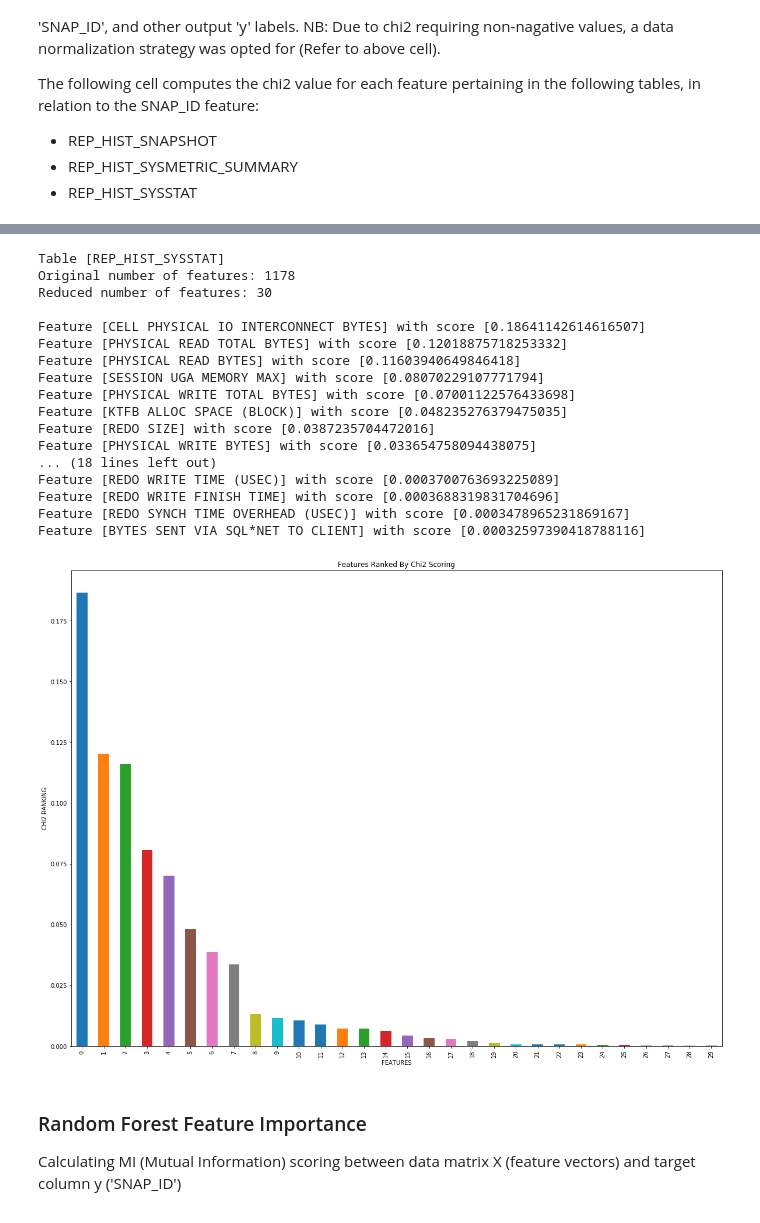
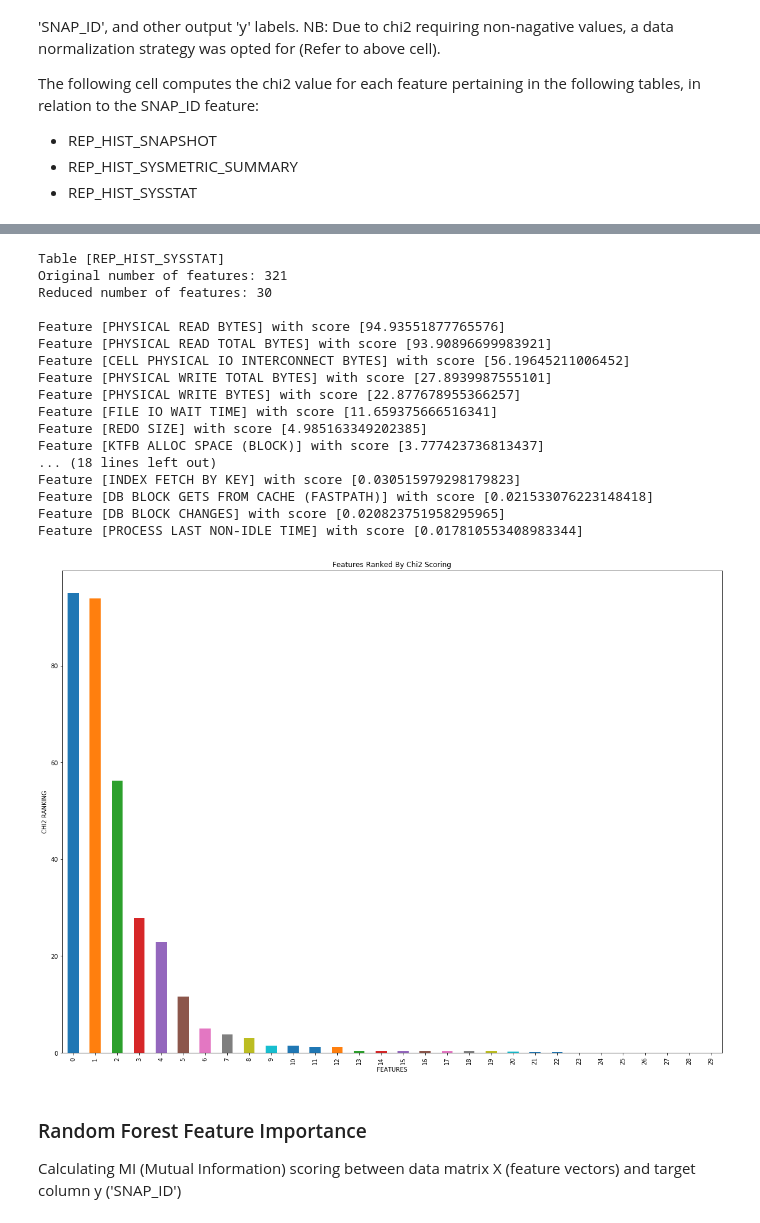
Before and after one commit to eldrad294/ICS5200, a Jupyter notebook: notebook/schedule/Schedule TPC-DS 1 Feature Selection.ipynb, the cells around one changed output, grey strips where cells are left out. Saved outputs shown, nothing was run; the diff lists cells and outputs as text; code cells hidden in the pictures.

```diff
--- a/notebook/schedule/Schedule TPC-DS 1 Feature Selection.ipynb
+++ b/notebook/schedule/Schedule TPC-DS 1 Feature Selection.ipynb
@@ -640,8 +695,6 @@ retain_headers_rep_hist_snapshot = ['SNAP_ID',
                                     'ELAPSED_TIME_DELTA',
                                     'IOWAIT_TOTAL',
                                     'IOWAIT_DELTA',
-                                    'CLWAIT_TOTAL',
-                                    'CLWAIT_DELTA',
                                     'APWAIT_TOTAL',
                                     'APWAIT_DELTA',
                                     'CCWAIT_TOTAL',
@@ -650,10 +703,6 @@ retain_headers_rep_hist_snapshot = ['SNAP_ID',
                                     'DIRECT_WRITES_DELTA',
                                     'PLSEXEC_TIME_TOTAL',
                                     'PLSEXEC_TIME_DELTA',
-                                    'JAVEXEC_TIME_TOTAL',
-                                    'JAVEXEC_TIME_DELTA',
-                                    'IO_OFFLOAD_ELIG_BYTES_TOTAL',
-                                    'IO_OFFLOAD_ELIG_BYTES_DELTA',
                                     'IO_INTERCONNECT_BYTES_TOTAL',
                                     'IO_INTERCONNECT_BYTES_DELTA',
                                     'PHYSICAL_READ_REQUESTS_TOTAL',
@@ -664,18 +713,13 @@ retain_headers_rep_hist_snapshot = ['SNAP_ID',
                                     'PHYSICAL_WRITE_REQUESTS_DELTA',
                                     'PHYSICAL_WRITE_BYTES_TOTAL',
                                     'PHYSICAL_WRITE_BYTES_DELTA',
-                                    'OPTIMIZED_PHYSICAL_READS_TOTAL',
-                                    'OPTIMIZED_PHYSICAL_READS_DELTA',
-                                    'CELL_UNCOMPRESSED_BYTES_TOTAL',
-                                    'CELL_UNCOMPRESSED_BYTES_DELTA',
                                     'IO_OFFLOAD_RETURN_BYTES_TOTAL',
                                     'IO_OFFLOAD_RETURN_BYTES_DELTA']
+
 retain_headers_rep_hist_sysmetric_summary = rep_hist_sysmetric_summary_headers
 retain_headers_rep_hist_sysstat = rep_hist_sysstat_headers
 #rep_vsql_plan_headers_outliers = rep_vsql_plan_headers
 retain_headers_rep_vsql_plan = [  'PLAN_HASH_VALUE',
-                                  'FULL_PLAN_HASH_VALUE',
-                                  'CHILD_NUMBER',
                                   'PARENT_ID',
                                   'DEPTH',
                                   'POSITION',
@@ -686,8 +730,7 @@ retain_headers_rep_vsql_plan = [  'PLAN_HASH_VALUE',
                                   'PARTITION_ID',
                                   'IO_COST',
                                   'TEMP_SPACE',
-                                  'TIME',
-                                  'CON_ID']
+                                  'TIME']
 #
 def retain_these_columns(dataframe, headers):
     """
@@ -726,23 +769,20 @@ rep_hist_snapshot_df_pruned = rep_hist_snapshot_df_pruned[rep_hist_snapshot_df_p
 rep_hist_sysmetric_summary_df_pruned = rep_hist_sysmetric_summary_df_pruned[rep_hist_sysmetric_summary_df_pruned['SNAP_ID'] > 0]
 rep_hist_sysstat_df_pruned = rep_hist_sysstat_df_pruned[rep_hist_sysstat_df_pruned['SNAP_ID'] > 0]
 #
-# Retrieve target column
-y_label_snap_id = rep_hist_snapshot_df_pruned['SNAP_ID'].unique()
-#
 # Group By Values by SNAP_ID , sum all metrics (for table REP_HIST_SNAPSHOT)
 rep_hist_snapshot_df_pruned = rep_hist_snapshot_df_pruned.groupby(['SNAP_ID']).sum()
+rep_hist_snapshot_df_pruned.reset_index(inplace=True)
 rep_hist_sysmetric_summary_df_pruned = rep_hist_sysmetric_summary_df_pruned.groupby(['SNAP_ID']).sum()
+rep_hist_sysmetric_summary_df_pruned.reset_index(inplace=True)
 rep_hist_sysstat_df_pruned = rep_hist_sysstat_df_pruned.groupby(['SNAP_ID']).sum()
+rep_hist_sysstat_df_pruned.reset_index(inplace=True)
 #
 print("REP_HIST_SNAPSHOT shape after transformation: " + str(rep_hist_snapshot_df_pruned.shape))
 print("REP_HIST_SYSMETRIC_SUMMARY shape after transformation: " + str(rep_hist_sysmetric_summary_df_pruned.shape))
 print("REP_HIST_SYSSTAT shape after transformation: " + str(rep_hist_sysstat_df_pruned.shape))
-print('-------------------------------------------------')
-#
-print("Label 'SNAP_ID': " + str(y_label_snap_id.shape))
-#
-# Remove SNAP_ID from header column names
-retain_headers_rep_hist_snapshot = retain_headers_rep_hist_snapshot[1:]
-retain_headers_rep_hist_sysmetric_summary = retain_headers_rep_hist_sysmetric_summary[1:]
-retain_headers_rep_hist_sysstat = retain_headers_rep_hist_sysstat[1:]
+# #
+# # Remove SNAP_ID from header column names
+# retain_headers_rep_hist_snapshot = retain_headers_rep_hist_snapshot[1:]
+# retain_headers_rep_hist_sysmetric_summary = retain_headers_rep_hist_sysmetric_summary[1:]
+# retain_headers_rep_hist_sysstat = retain_headers_rep_hist_sysstat[1:]
 # %% [output]
@@ -919,8 +957,8 @@ def chi2_test(top_n_features=30, X_df=None, y_df=None, table=None, headers=None)
     plt.rcParams['figure.figsize'] = [20, 15]
     plt.show()
 #
-chi2_test(top_n_features=top_n_features, X_df=rep_hist_snapshot_df_pruned_norm, y_df=y_label_snap_id, table='REP_HIST_SNAPSHOT', headers=retain_headers_rep_hist_snapshot)
-chi2_test(top_n_features=top_n_features, X_df=rep_hist_sysmetric_summary_df_pruned_norm, y_df=y_label_snap_id, table='REP_HIST_SYSMETRIC_SUMMARY', headers=retain_headers_rep_hist_sysmetric_summary)
-chi2_test(top_n_features=top_n_features, X_df=rep_hist_sysstat_df_pruned_norm, y_df=y_label_snap_id, table='REP_HIST_SYSSTAT', headers=retain_headers_rep_hist_sysstat)
+chi2_test(top_n_features=top_n_features, X_df=rep_hist_snapshot_df_pruned_norm, y_df=rep_hist_snapshot_df_pruned['SNAP_ID'], table='REP_HIST_SNAPSHOT', headers=retain_headers_rep_hist_snapshot)
+chi2_test(top_n_features=top_n_features, X_df=rep_hist_sysmetric_summary_df_pruned_norm, y_df=rep_hist_sysmetric_summary_df_pruned['SNAP_ID'], table='REP_HIST_SYSMETRIC_SUMMARY', headers=retain_headers_rep_hist_sysmetric_summary)
+chi2_test(top_n_features=top_n_features, X_df=rep_hist_sysstat_df_pruned_norm, y_df=rep_hist_sysstat_df_pruned['SNAP_ID'], table='REP_HIST_SYSSTAT', headers=retain_headers_rep_hist_sysstat)
 # %% [output]
 Table [REP_HIST_SNAPSHOT]
@@ -962,21 +1000,21 @@ Feature [RECURSIVE CALLS PER SEC] with score [0.0003038917419823854]
 Table [REP_HIST_SYSSTAT]
-Original number of features: 1178
+Original number of features: 321
 Reduced number of features: 30
 
-Feature [CELL PHYSICAL IO INTERCONNECT BYTES] with score [0.18641142614616507]
-Feature [PHYSICAL READ TOTAL BYTES] with score [0.12018875718253332]
-Feature [PHYSICAL READ BYTES] with score [0.11603940649846418]
-Feature [SESSION UGA MEMORY MAX] with score [0.08070229107771794]
-Feature [PHYSICAL WRITE TOTAL BYTES] with score [0.07001122576433698]
-Feature [KTFB ALLOC SPACE (BLOCK)] with score [0.048235276379475035]
-Feature [REDO SIZE] with score [0.0387235704472016]
-Feature [PHYSICAL WRITE BYTES] with score [0.033654758094438075]
+Feature [PHYSICAL READ BYTES] with score [94.93551877765576]
+Feature [PHYSICAL READ TOTAL BYTES] with score [93.90896699983921]
+Feature [CELL PHYSICAL IO INTERCONNECT BYTES] with score [56.19645211006452]
+Feature [PHYSICAL WRITE TOTAL BYTES] with score [27.8939987555101]
+Feature [PHYSICAL WRITE BYTES] with score [22.877678955366257]
+Feature [FILE IO WAIT TIME] with score [11.659375666516341]
+Feature [REDO SIZE] with score [4.985163349202385]
+Feature [KTFB ALLOC SPACE (BLOCK)] with score [3.777423736813437]
 ... (18 lines left out)
-Feature [REDO WRITE TIME (USEC)] with score [0.0003700763693225089]
-Feature [REDO WRITE FINISH TIME] with score [0.0003688319831704696]
-Feature [REDO SYNCH TIME OVERHEAD (USEC)] with score [0.0003478965231869167]
-Feature [BYTES SENT VIA SQL*NET TO CLIENT] with score [0.00032597390418788116]
+Feature [INDEX FETCH BY KEY] with score [0.030515979298179823]
+Feature [DB BLOCK GETS FROM CACHE (FASTPATH)] with score [0.021533076223148418]
+Feature [DB BLOCK CHANGES] with score [0.020823751958295965]
+Feature [PROCESS LAST NON-IDLE TIME] with score [0.017810553408983344]
-[figure, old version]
+[figure, new version]
 # %% [markdown]
 ### Random Forest Feature Importance
 
```
Also changed, not shown: parts of 19 cells of this notebook.
